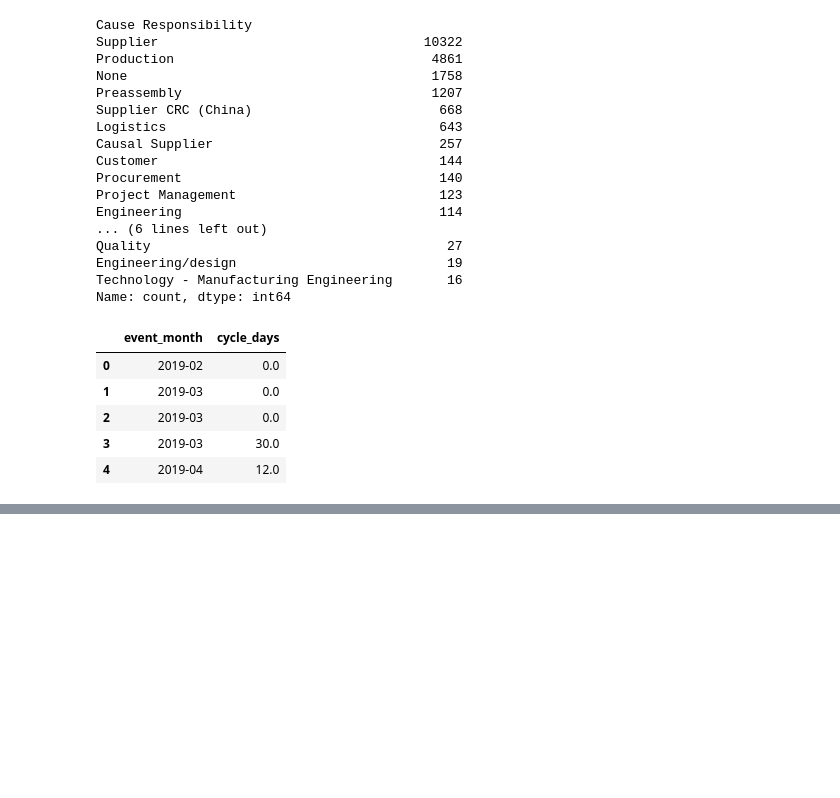
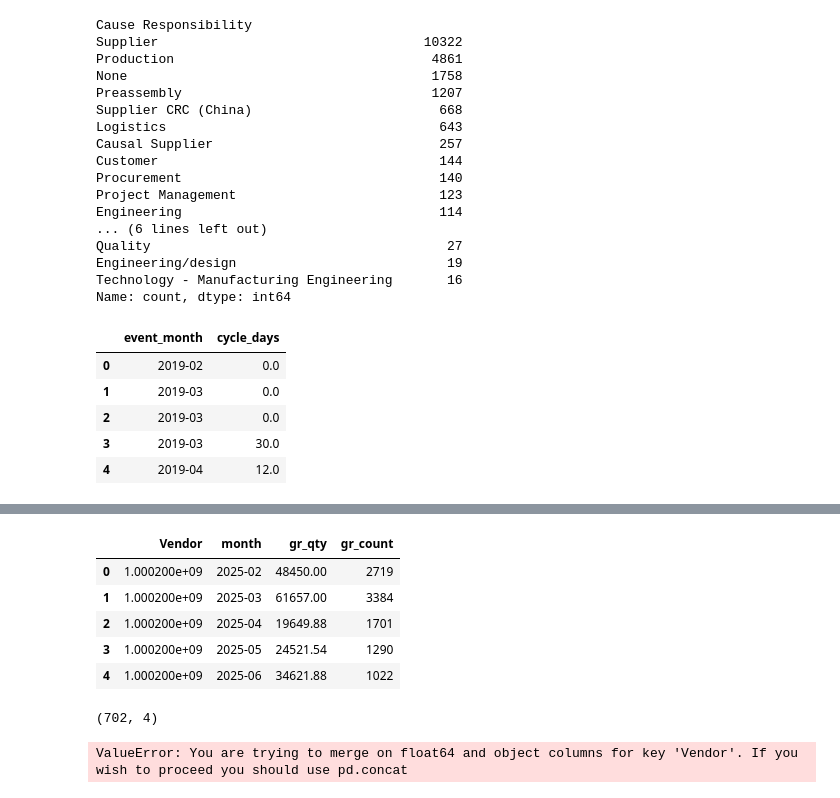
Before and after one commit to johnyue00011/supplier-risk-decision-framework, a Jupyter notebook: 2_notebooks/01_data_audit.ipynb, the cells around one changed output, grey strips where cells are left out. Cells and saved outputs as stored; diff of their text form; code cells hidden in the pictures; blank space fills up the shorter version.

```diff
--- a/2_notebooks/01_data_audit.ipynb
+++ b/2_notebooks/01_data_audit.ipynb
@@ -341,0 +387,40 @@ ncr_event.to_csv("../1_data/02_interim/ncr_event_table.csv", index=False)
+# %%
+# Generate Month column in GR dataset
+gr["Posting Date"] = pd.to_datetime(gr["Posting Date"])
+gr["month"] = gr["Posting Date"].dt.to_period("M")
+# %%
+# aggregate the exposure group by Vendor * Month
+gr_month = (
+    gr
+    .groupby(["Vendor", "month"])
+    .agg(
+        gr_qty=("Quantity", "sum"),
+        gr_count=("Material Document", "count")
+    )
+    .reset_index()
+)
+# %%
+#Check
+gr_month.head()
+# %% [output]
+|  | Vendor | month | gr_qty | gr_count |
+| 0 | 1.000200e+09 | 2025-02 | 48450.00 | 2719 |
+| 1 | 1.000200e+09 | 2025-03 | 61657.00 | 3384 |
+| 2 | 1.000200e+09 | 2025-04 | 19649.88 | 1701 |
+| 3 | 1.000200e+09 | 2025-05 | 24521.54 | 1290 |
+| 4 | 1.000200e+09 | 2025-06 | 34621.88 | 1022 |
+# %%
+#Check
+gr_month.shape
+# %% [output]
+(702, 4)
+# %%
+# Combined NCR event
+supplier_month = gr_month.merge(
+    ncr_month,
+    left_on=["Vendor", "month"],
+    right_on=["Supplier Name", "event_month"],
+    how="left"
+)
+# %% [output]
+ValueError: You are trying to merge on float64 and object columns for key 'Vendor'. If you wish to proceed you should use pd.concat
```
Also changed, not shown: parts of 5 cells of this notebook.
